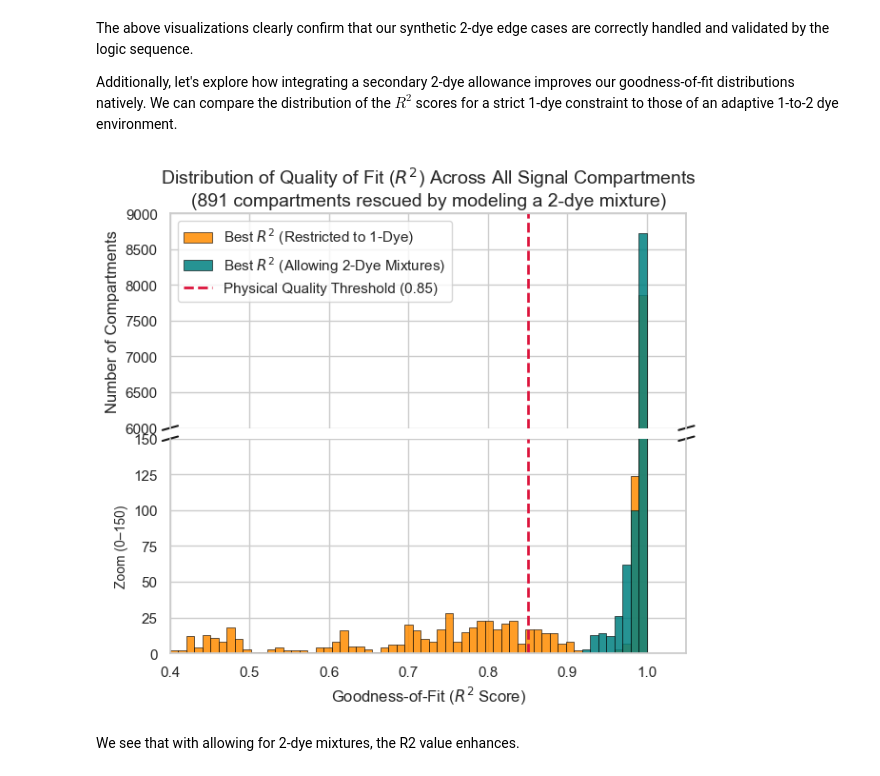
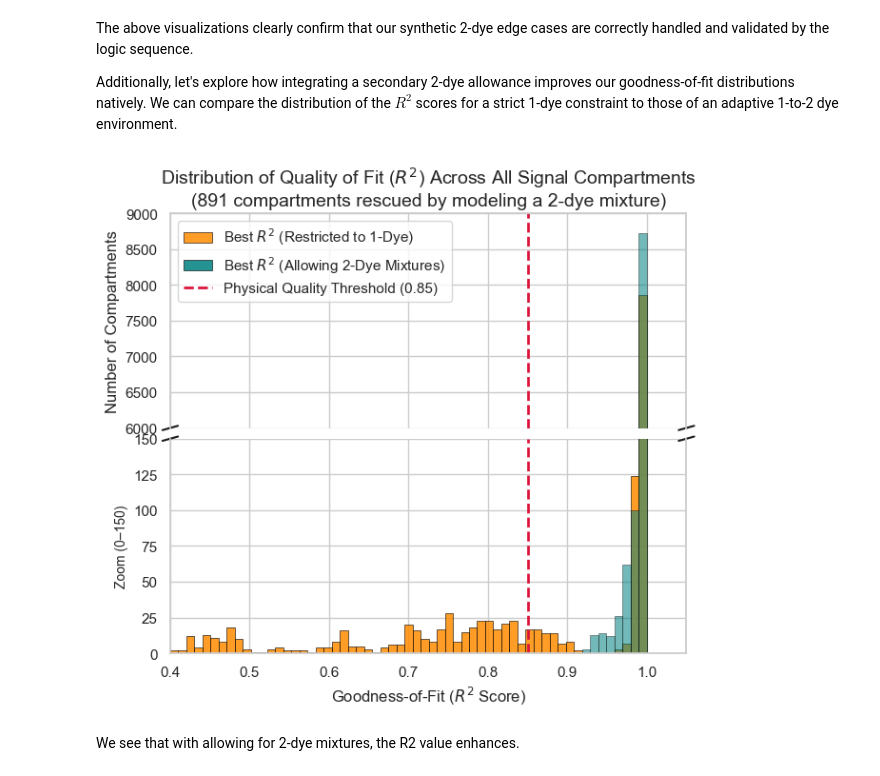
Before and after one commit to neilhkim/dye-identification-spectral-unmixing, a Jupyter notebook: notebook.ipynb, the cells around one changed output. Drawn from its saved outputs; the diff is of its cells as text; code cells hidden in the pictures.

```diff
--- a/notebook.ipynb
+++ b/notebook.ipynb
@@ -1405,7 +1407,7 @@ ax_high.hist(
     color='teal',
     edgecolor='black',
     linewidth=0.5,
-    alpha=0.85
+    alpha=0.55
 )
 
 ax_low.hist(
@@ -1422,7 +1424,7 @@ ax_low.hist(
     color='teal',
     edgecolor='black',
     linewidth=0.5,
-    alpha=0.85
+    alpha=0.55
 )
 
 # Threshold line on both
@@ -1452,34 +1454,34 @@ ax_high.set_title(
 # Explicit legend handles so labels match the actual visual elements
 legend_handles = [
     Patch(facecolor='darkorange', edgecolor='black', linewidth=0.5, alpha=0.85,
           label='Best $R^2$ (Restricted to 1-Dye)'),
     Patch(facecolor='teal', edgecolor='black', linewidth=0.5, alpha=0.85,
           label='Best $R^2$ (Allowing 2-Dye Mixtures)'),
     Line2D([0], [0], color='crimson', linestyle='--', linewidth=2,
            label='Physical Quality Threshold (0.85)')
 ]
 
 ax_high.legend(handles=legend_handles, loc='upper left', fontsize=11)
 
 # Hide spines between high and low axes to emphasize the "break"
 ax_high.spines['bottom'].set_visible(False)
 ax_low.spines['top'].set_visible(False)
 ax_high.tick_params(labelbottom=False)
 
 # Draw diagonal lines to indicate the axis break
 kwargs = dict(transform=ax_high.transAxes, color='k', clip_on=False)
 ax_high.plot((-0.015, +0.015), (-0.01, +0.01), **kwargs)
 ax_high.plot((0.985, 1.015), (-0.01, +0.01), **kwargs)
 
 kwargs = dict(transform=ax_low.transAxes, color='k', clip_on=False)
 ax_low.plot((-0.015, +0.015), (1 - 0.01, 1 + 0.01), **kwargs)
 ax_low.plot((0.985, 1.015), (1 - 0.01, 1 + 0.01), **kwargs)
 
 ax_high.set_xlim(0.4, 1.05)
 plt.tight_layout()
 plt.show()
 # %% [output]
-[figure, old version]
+[figure, new version]
 # %% [markdown]
 We see that with allowing for 2-dye mixtures, the R2 value enhances.
 # %% [markdown]
```
Also changed, not shown: parts of 2 cells of this notebook.
